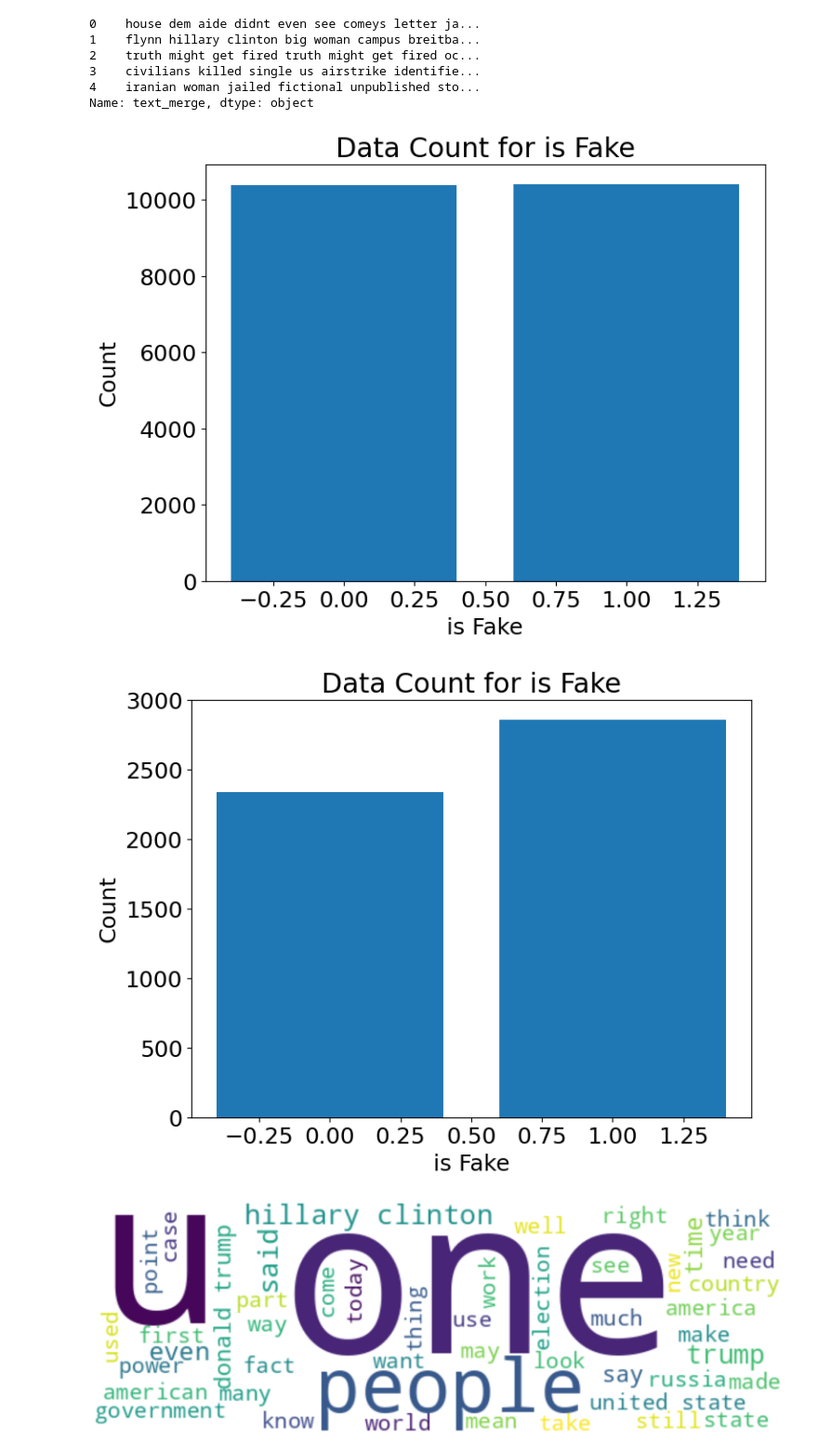
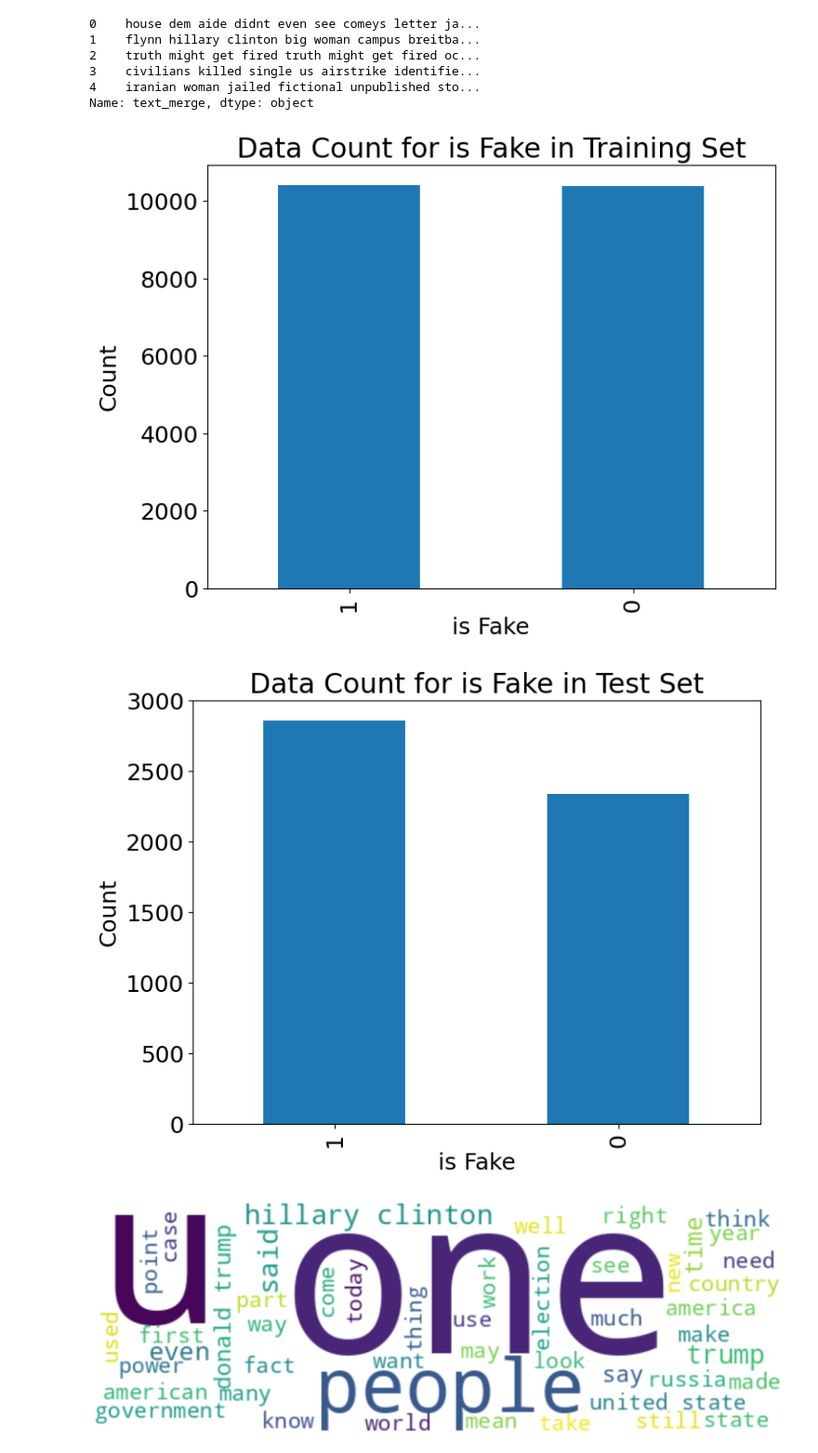
Before and after one commit to EyasWannous/Fake-NEWS-Detection-project, a Jupyter notebook: Data Preprocessing.ipynb, the cells around one changed output. Shown at 93% size. Cells and saved outputs as stored; diff of their text form; code cells hidden in the pictures.

Commit message:
Update 'Data Preprocessing'

```diff
--- a/Data Preprocessing.ipynb
+++ b/Data Preprocessing.ipynb
@@ -192,28 +199,33 @@ x_train.head()
 3    civilians killed single us airstrike identifie...
 4    iranian woman jailed fictional unpublished sto...
 Name: text_merge, dtype: object
+# %%
+y_train_1d = np.ravel(y_train)
+y_test_1d = np.ravel(y_test)
+
+y_train_series = pd.Series(y_train_1d)
+y_test_series = pd.Series(y_test_1d)
+
+train_counts = y_train_series.value_counts()
+test_counts = y_test_series.value_counts()
 # %%
-unique, counts = np.unique(y_train, return_counts=True)
-
-plt.figure(figsize=(8, 6))
-plt.bar(unique, counts)
+plt.figure(figsize = (8, 6))
+train_counts.plot(kind='bar')
 plt.xlabel('is Fake')
 plt.ylabel('Count')
-plt.title('Data Count for is Fake')
+plt.title('Data Count for is Fake in Training Set')
 plt.show()
 # %% [output]
-[figure, old version]
+[figure, new version]
 # %%
-unique, counts = np.unique(y_test, return_counts=True)
-
-plt.figure(figsize=(8, 6))
-plt.bar(unique, counts)
+plt.figure(figsize = (8, 6))
+test_counts.plot(kind = 'bar')
 plt.xlabel('is Fake')
 plt.ylabel('Count')
-plt.title('Data Count for is Fake')
+plt.title('Data Count for is Fake in Test Set')
 plt.show()
 # %% [output]
-[figure, old version]
+[figure, new version]
 # %%
 fake = x_train[y_train.flatten() == 1].tolist()
 not_fake = x_train[y_train.flatten() == 0].tolist()
```
Also changed, not shown: parts of 5 cells of this notebook.
